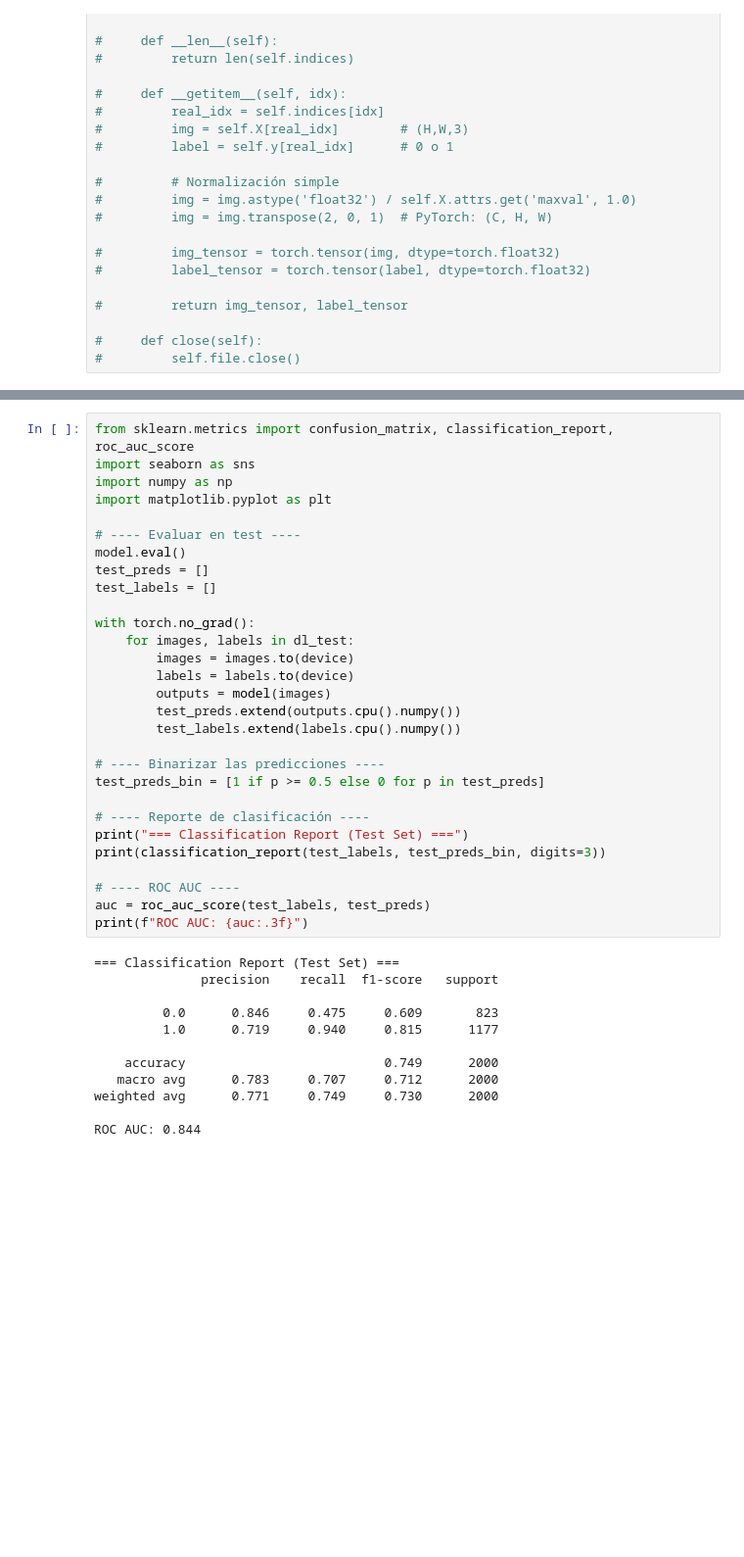
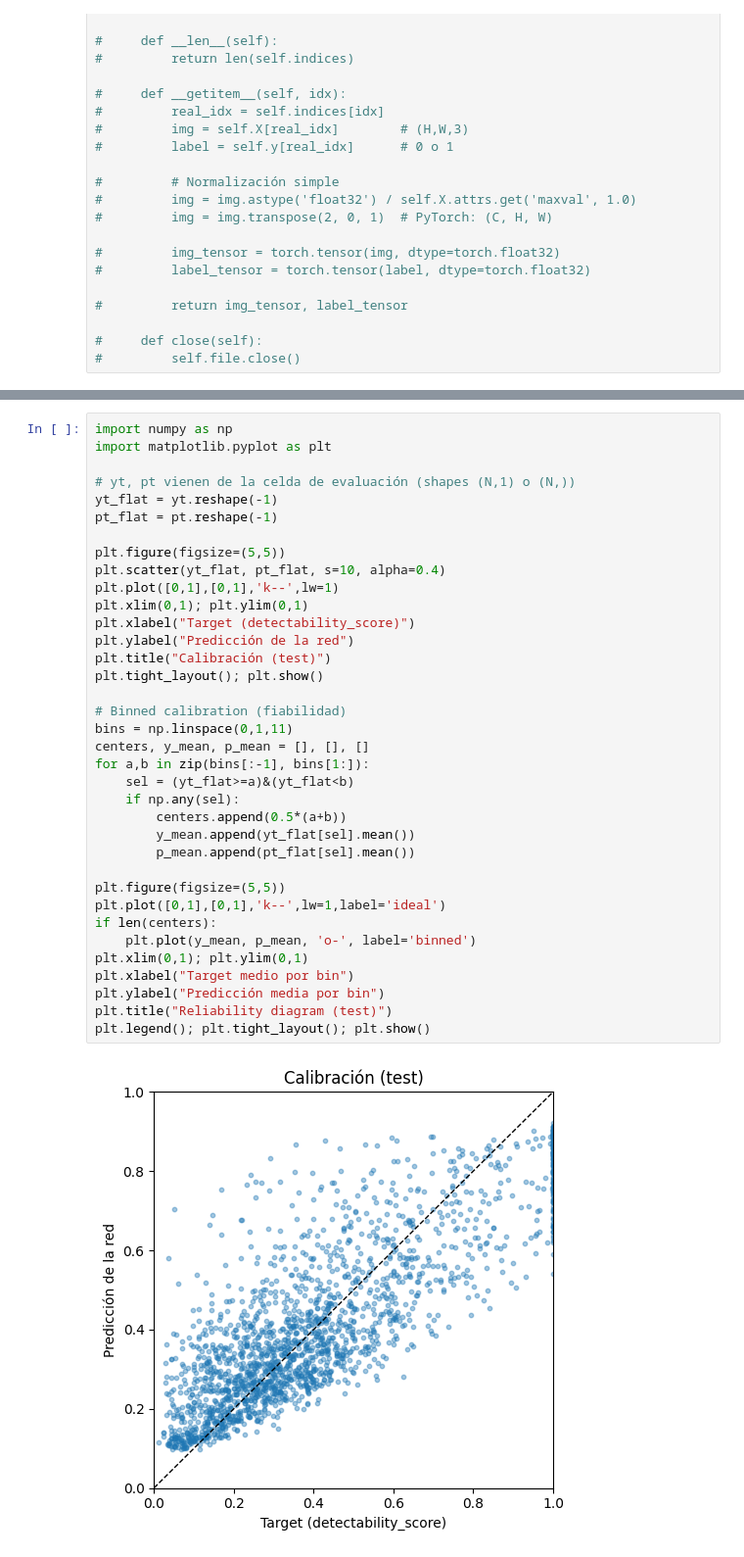
Before and after one commit to JuanDDiosRojas/PhD, a Jupyter notebook: Lenstronomy/Classificator.ipynb, the cells around one changed output, grey strips where cells are left out. Shown at 98% size. Saved outputs shown, nothing was run; the diff lists cells and outputs as text; blank space fills up the shorter version.

```diff
--- a/Lenstronomy/Classificator.ipynb
+++ b/Lenstronomy/Classificator.ipynb
@@ -722,41 +896,38 @@ plt.show()
 # %%
-from sklearn.metrics import confusion_matrix, classification_report, roc_auc_score
-import seaborn as sns
 import numpy as np
 import matplotlib.pyplot as plt
 
-# ---- Evaluar en test ----
-model.eval()
-test_preds = []
-test_labels = []
+# yt, pt vienen de la celda de evaluación (shapes (N,1) o (N,))
+yt_flat = yt.reshape(-1)
+pt_flat = pt.reshape(-1)
 
-with torch.no_grad():
-    for images, labels in dl_test:
-        images = images.to(device)
-        labels = labels.to(device)
-        outputs = model(images)
-        test_preds.extend(outputs.cpu().numpy())
-        test_labels.extend(labels.cpu().numpy())
+plt.figure(figsize=(5,5))
+plt.scatter(yt_flat, pt_flat, s=10, alpha=0.4)
+plt.plot([0,1],[0,1],'k--',lw=1)
+plt.xlim(0,1); plt.ylim(0,1)
+plt.xlabel("Target (detectability_score)")
+plt.ylabel("Predicción de la red")
+plt.title("Calibración (test)")
+plt.tight_layout(); plt.show()
 
-# ---- Binarizar las predicciones ----
-test_preds_bin = [1 if p >= 0.5 else 0 for p in test_preds]
+# Binned calibration (fiabilidad)
+bins = np.linspace(0,1,11)
+centers, y_mean, p_mean = [], [], []
+for a,b in zip(bins[:-1], bins[1:]):
+    sel = (yt_flat>=a)&(yt_flat<b)
+    if np.any(sel):
+        centers.append(0.5*(a+b))
+        y_mean.append(yt_flat[sel].mean())
+        p_mean.append(pt_flat[sel].mean())
 
-# ---- Reporte de clasificación ----
-print("=== Classification Report (Test Set) ===")
-print(classification_report(test_labels, test_preds_bin, digits=3))
-
-# ---- ROC AUC ----
-auc = roc_auc_score(test_labels, test_preds)
-print(f"ROC AUC: {auc:.3f}")
+plt.figure(figsize=(5,5))
+plt.plot([0,1],[0,1],'k--',lw=1,label='ideal')
+if len(centers):
+    plt.plot(y_mean, p_mean, 'o-', label='binned')
+plt.xlim(0,1); plt.ylim(0,1)
+plt.xlabel("Target medio por bin")
+plt.ylabel("Predicción media por bin")
+plt.title("Reliability diagram (test)")
+plt.legend(); plt.tight_layout(); plt.show()
 # %% [output]
-=== Classification Report (Test Set) ===
-              precision    recall  f1-score   support
-
-         0.0      0.846     0.475     0.609       823
-         1.0      0.719     0.940     0.815      1177
-
-    accuracy                          0.749      2000
-   macro avg      0.783     0.707     0.712      2000
-weighted avg      0.771     0.749     0.730      2000
-
-ROC AUC: 0.844
+[figure, added]
```
Also changed, not shown: parts of 13 cells of this notebook, 3 other files.
